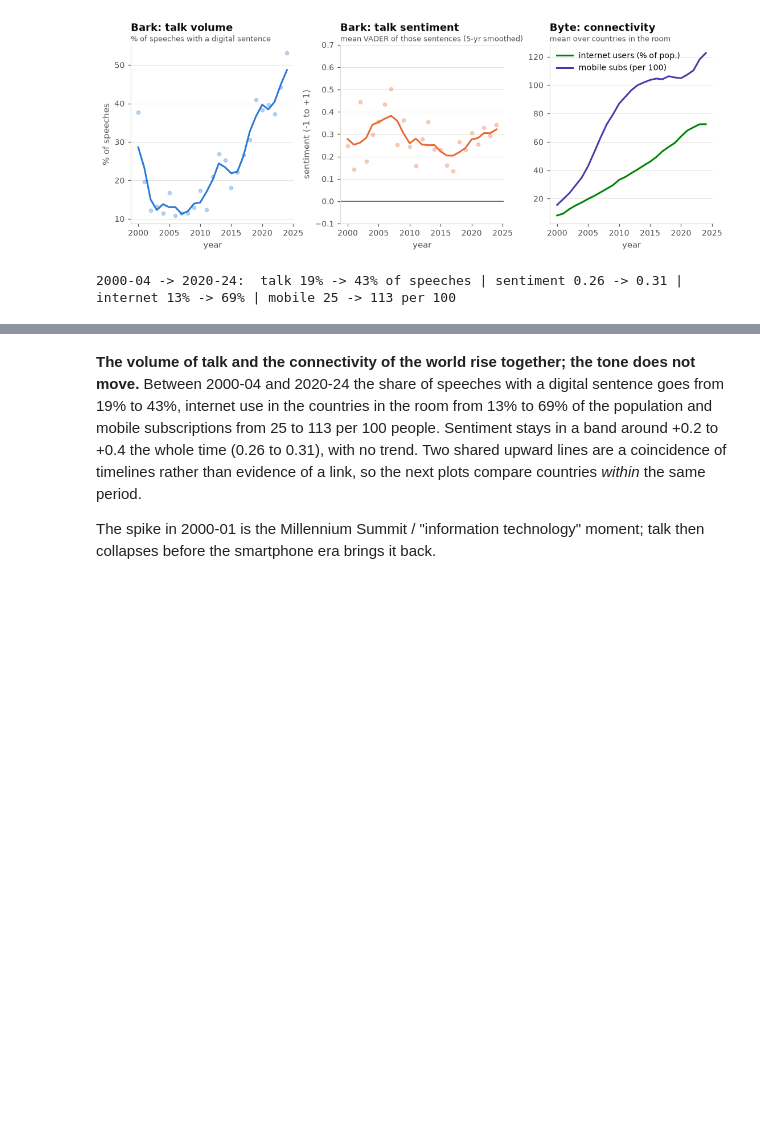
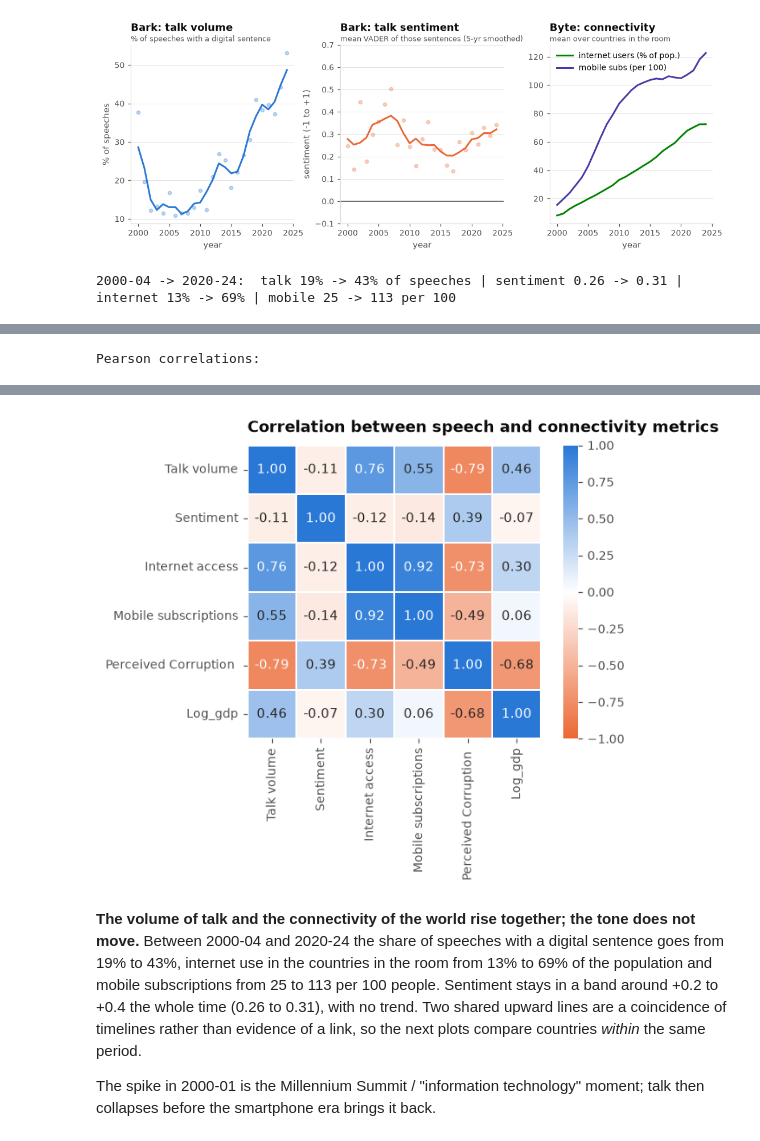
Before and after one commit to bwcd213/UN-General-Debate-Analysis, a Jupyter notebook: notebooks/all-bark-no-byte-simple-brendan.ipynb, the cells around one changed output, grey strips where cells are left out. Cells and saved outputs as stored; diff of their text form; code cells hidden in the pictures; blank space fills up the shorter version.

```diff
--- a/notebooks/all-bark-no-byte-simple.ipynb
+++ b/notebooks/all-bark-no-byte-simple-brendan.ipynb
@@ -162,7 +162,12 @@ modern[["mention", "salience", "sentiment", "promise", "internet_users_pct", "mo
 ### 2.1 Bark and byte over time
 # %%
 yr = modern.groupby("year").agg(talk=("mention", "mean"), sentiment=("sentiment", "mean"),
-                                internet=("internet_users_pct", "mean"), mobile=("mobile_per_100", "mean"))
+                                internet=("internet_users_pct", "mean"), mobile=("mobile_per_100", "mean"),
+                                corruption=("perceived_corruption", "mean"),
+                                gdp=("whr_log_gdp_pc","mean")
+                                )
+
+
 yr["talk_s"] = yr["talk"].rolling(3, center=True, min_periods=2).mean()
 yr["sent_s"] = yr["sentiment"].rolling(5, center=True, min_periods=3).mean()
 
@@ -185,9 +190,13 @@ ax.plot(yr.index, yr["internet"], color=GREEN, label="internet users (% of pop.)
 ax.plot(yr.index, yr["mobile"], color=VIOLET, label="mobile subs (per 100)")
 finish(ax, "Byte: connectivity", "mean over countries in the room", legend=True)
 
+plt.savefig("EDA.png", dpi=300, bbox_inches="tight")
+
 for ax in axes:
     ax.set_xlabel("year")
 plt.show()
+
+
 
 era_gap = yr.loc[2020:2024].mean() - yr.loc[2000:2004].mean()
 print(f"2000-04 -> 2020-24:  talk {100*yr.loc[2000:2004,'talk'].mean():.0f}% -> {100*yr.loc[2020:2024,'talk'].mean():.0f}% of speeches | "
@@ -199,0 +304,36 @@ print(f"2000-04 -> 2020-24:  talk {100*yr.loc[2000:2004,'talk'].mean():.0f}% ->
+# %%
+metrics = yr[["talk", "sentiment", "internet", "mobile", "corruption","gdp"]].copy()
+metrics = metrics.rename(columns={
+    "talk": "Talk volume",
+    "sentiment": "Sentiment",
+    "internet": "Internet access",
+    "mobile": "Mobile subscriptions",
+    "corruption" : "Perceived Corruption ",
+    "gdp": "Log_gdp"
+})
+
+# Pearson correlations
+corr = metrics.corr(method="pearson")
+print("Pearson correlations:")
+display(corr.round(3))
+
+
+# Visualise the Pearson correlations
+fig, ax = plt.subplots(figsize=(6, 4))
+sns.heatmap(
+    corr,
+    annot=True,
+    fmt=".2f",
+    cmap=DIVERGING,
+    vmin=-1,
+    vmax=1,
+    center=0,
+    square=True,
+    linewidths=1,
+    linecolor="white",
+    ax=ax,
+)
+finish(ax, "Correlation between speech and connectivity metrics", grid=None)
+plt.show()
+# %% [output]
+Pearson correlations:
@@ -200,3 +347,4 @@ print(f"2000-04 -> 2020-24:  talk {100*yr.loc[2000:2004,'talk'].mean():.0f}% ->
+[figure, added]
 # %% [markdown]
 **The volume of talk and the connectivity of the world rise together; the tone does not move.** Between 2000-04 and 2020-24 the share of speeches with a digital sentence goes from 19% to 43%, internet use in the countries in the room from 13% to 69% of the population and mobile subscriptions from 25 to 113 per 100 people. Sentiment stays in a band around +0.2 to +0.4 the whole time (0.26 to 0.31), with no trend. Two shared upward lines are a coincidence of timelines rather than evidence of a link, so the next plots compare countries *within* the same period.
 
```
Also changed, not shown: parts of 2 cells of this notebook, 3 other files.
